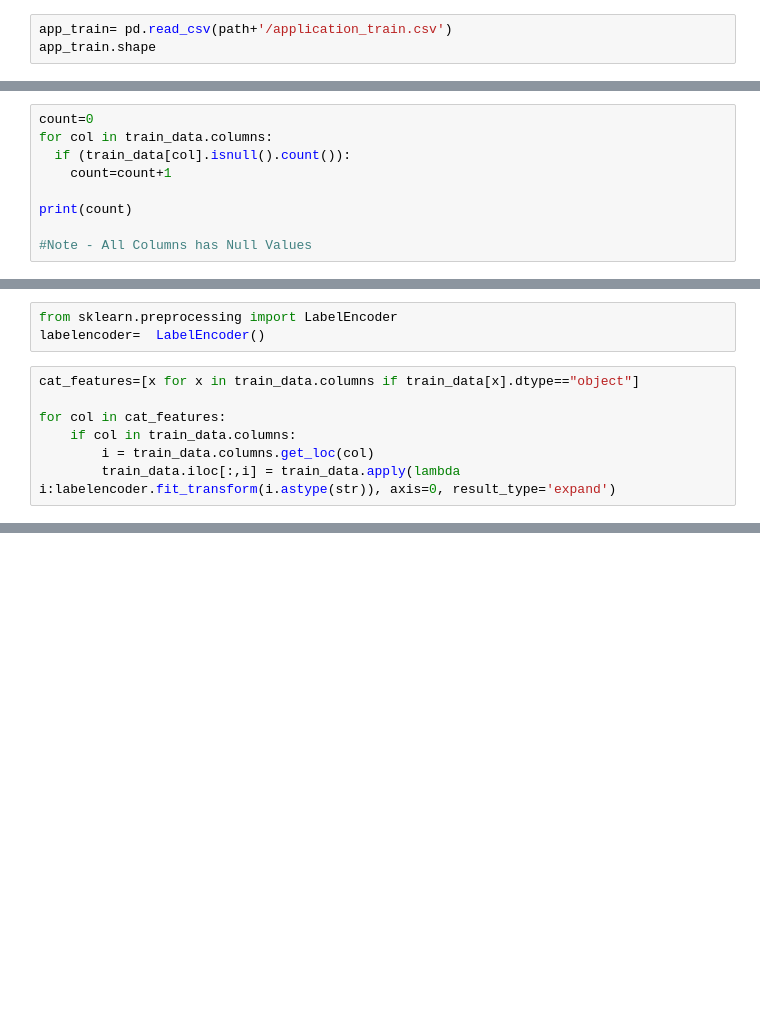
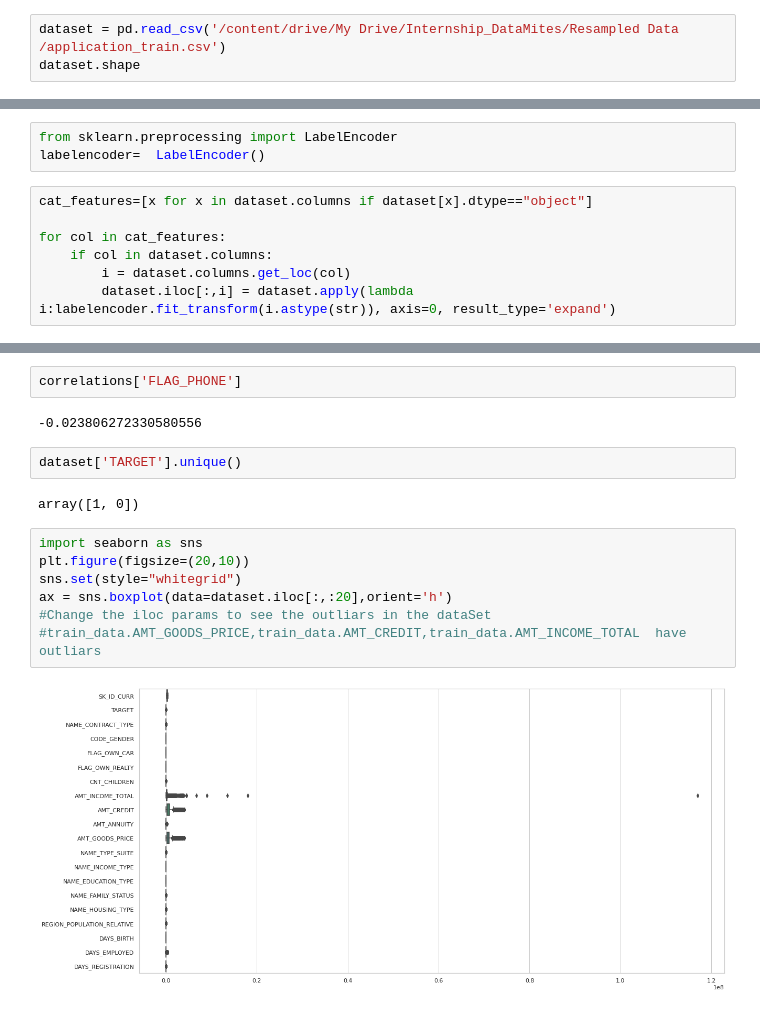
Before and after one commit to bijaykahar/House-Price-Predection, a Jupyter notebook: Home_Loan_Prediction_Rubixe.ipynb, the cells around one changed output, grey strips where cells are left out. Drawn from its saved outputs; the diff is of its cells as text; blank space fills up the shorter version.

```diff
--- a/Home_Loan_Prediction_Rubixe.ipynb
+++ b/Home_Loan_Prediction_Rubixe.ipynb
@@ -14,3 +14,3 @@ path ='/content/drive/My Drive/Internship_DataMites/PRCP-1006-HomeLoanDef'
 # %%
-app_train= pd.read_csv(path+'/application_train.csv')
-app_train.shape
+dataset = pd.read_csv('/content/drive/My Drive/Internship_DataMites/Resampled Data /application_train.csv')
+dataset.shape
@@ -59,9 +31,0 @@ del train_data['Unnamed: 0']  #Removing The Unwanted Variable
-# %%
-count=0
-for col in train_data.columns:
-  if (train_data[col].isnull().count()):
-    count=count+1
-
-print(count)
-
-#Note - All Columns has Null Values
@@ -112,9 +60,9 @@ dtype: int64
 from sklearn.preprocessing import LabelEncoder
 labelencoder=  LabelEncoder()
 # %%
-cat_features=[x for x in train_data.columns if train_data[x].dtype=="object"]
+cat_features=[x for x in dataset.columns if dataset[x].dtype=="object"]
 
 for col in cat_features:
-    if col in train_data.columns:
-        i = train_data.columns.get_loc(col)
-        train_data.iloc[:,i] = train_data.apply(lambda i:labelencoder.fit_transform(i.astype(str)), axis=0, result_type='expand')
+    if col in dataset.columns:
+        i = dataset.columns.get_loc(col)
+        dataset.iloc[:,i] = dataset.apply(lambda i:labelencoder.fit_transform(i.astype(str)), axis=0, result_type='expand')
@@ -162 +130,18 @@ YEARS_BEGINEXPLUATATION_MODE   -0.029663
 Name: TARGET, dtype: float64
+# %%
+correlations['FLAG_PHONE']
+# %% [output]
+-0.023806272330580556
+# %%
+dataset['TARGET'].unique()
+# %% [output]
+array([1, 0])
+# %%
+import seaborn as sns
+plt.figure(figsize=(20,10))
+sns.set(style="whitegrid")
+ax = sns.boxplot(data=dataset.iloc[:,:20],orient='h')
+#Change the iloc params to see the outliars in the dataSet
+#train_data.AMT_GOODS_PRICE,train_data.AMT_CREDIT,train_data.AMT_INCOME_TOTAL  have outliars
+# %% [output]
+[figure, added]
```
Also changed, not shown: parts of 52 cells of this notebook.
